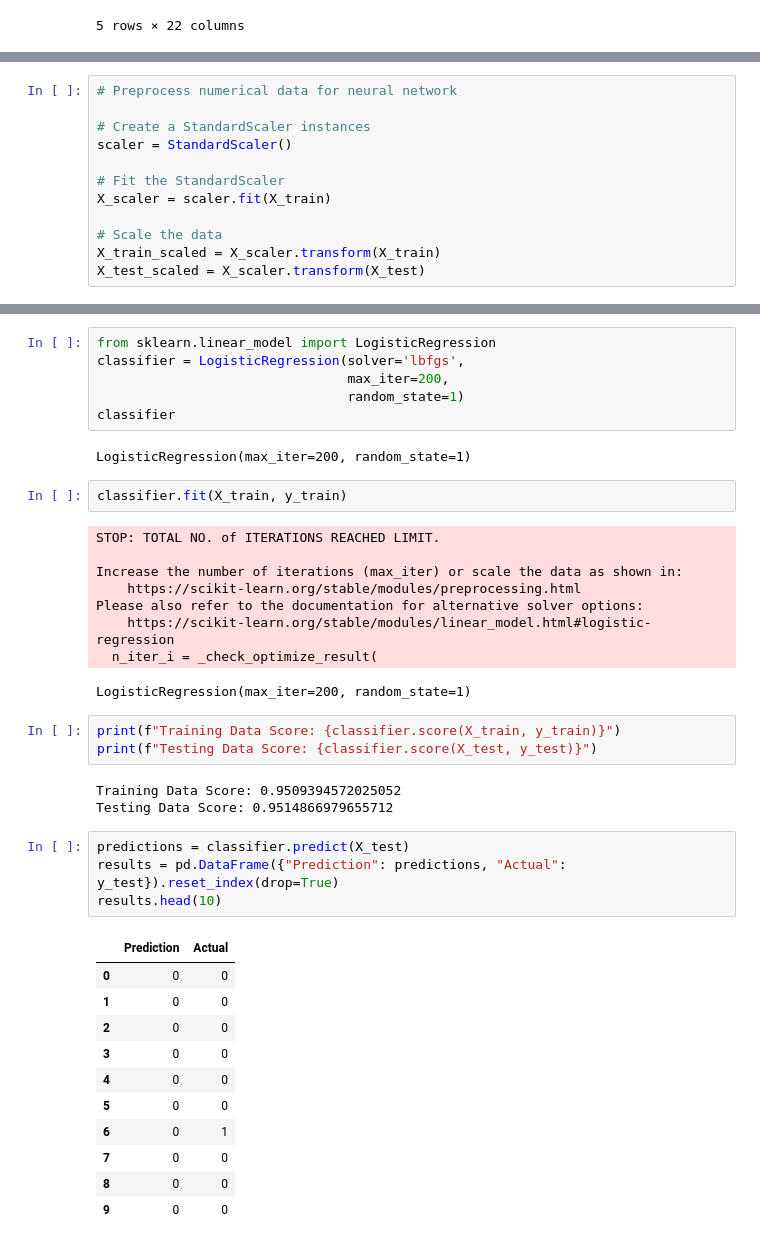
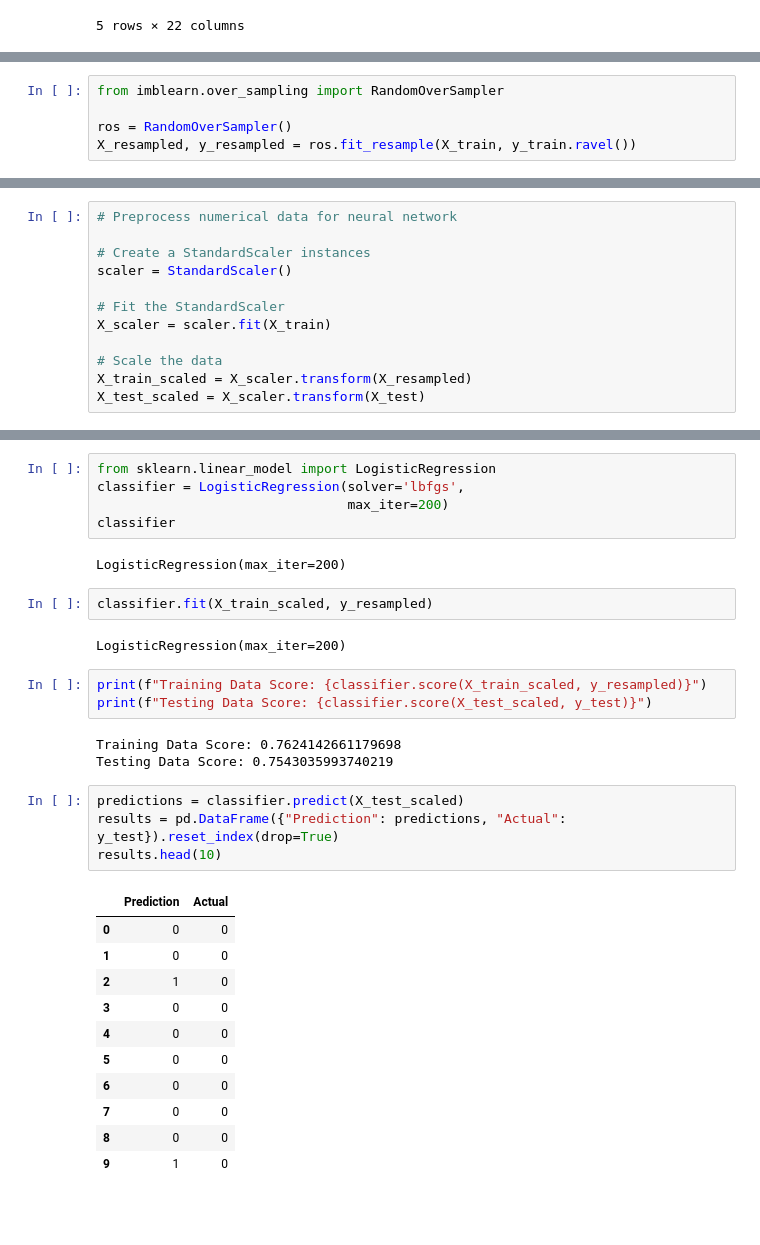
Before and after one commit to rbitas/Stroke-Prediction, a Jupyter notebook: Machine_Learning_Exploration-Sam/stroke_LogisiticRegression.ipynb, the cells around one changed output, grey strips where cells are left out. Saved outputs shown, nothing was run; the diff lists cells and outputs as text; blank space fills up the shorter version.

Commit message:
logistic regression updated with oversampling

```diff
--- a/Machine_Learning_Exploration-Sam/stroke_LogisiticRegression.ipynb
+++ b/Machine_Learning_Exploration-Sam/stroke_LogisiticRegression.ipynb
@@ -112,0 +113,5 @@ X_train, X_test, y_train, y_test = train_test_split(X, y, random_state=0, strati
+# %%
+from imblearn.over_sampling import RandomOverSampler
+
+ros = RandomOverSampler()
+X_resampled, y_resampled = ros.fit_resample(X_train, y_train.ravel())
@@ -120,6 +128,6 @@ scaler = StandardScaler()
 X_scaler = scaler.fit(X_train)
 
 # Scale the data
-X_train_scaled = X_scaler.transform(X_train)
+X_train_scaled = X_scaler.transform(X_resampled)
 X_test_scaled = X_scaler.transform(X_test)
 # %%
@@ -129,41 +137,33 @@ X_train.shape
 # %%
 from sklearn.linear_model import LogisticRegression
 classifier = LogisticRegression(solver='lbfgs',
-                                max_iter=200,
-                                random_state=1)
+                                max_iter=200)
 classifier
 # %% [output]
-LogisticRegression(max_iter=200, random_state=1)
+LogisticRegression(max_iter=200)
 # %%
-classifier.fit(X_train, y_train)
+classifier.fit(X_train_scaled, y_resampled)
 # %% [output]
-STOP: TOTAL NO. of ITERATIONS REACHED LIMIT.
-
-Increase the number of iterations (max_iter) or scale the data as shown in:
-    https://scikit-learn.org/stable/modules/preprocessing.html
-Please also refer to the documentation for alternative solver options:
-    https://scikit-learn.org/stable/modules/linear_model.html#logistic-regression
-  n_iter_i = _check_optimize_result(
+LogisticRegression(max_iter=200)
-LogisticRegression(max_iter=200, random_state=1)
 # %%
-print(f"Training Data Score: {classifier.score(X_train, y_train)}")
-print(f"Testing Data Score: {classifier.score(X_test, y_test)}")
+print(f"Training Data Score: {classifier.score(X_train_scaled, y_resampled)}")
+print(f"Testing Data Score: {classifier.score(X_test_scaled, y_test)}")
 # %% [output]
-Training Data Score: 0.9509394572025052
-Testing Data Score: 0.9514866979655712
+Training Data Score: 0.7624142661179698
+Testing Data Score: 0.7543035993740219
 # %%
-predictions = classifier.predict(X_test)
+predictions = classifier.predict(X_test_scaled)
 results = pd.DataFrame({"Prediction": predictions, "Actual": y_test}).reset_index(drop=True)
 results.head(10)
 # %% [output]
 |  | Prediction | Actual |
 | 0 | 0 | 0 |
 | 1 | 0 | 0 |
-| 2 | 0 | 0 |
+| 2 | 1 | 0 |
 | 3 | 0 | 0 |
 | 4 | 0 | 0 |
 | 5 | 0 | 0 |
-| 6 | 0 | 1 |
+| 6 | 0 | 0 |
 | 7 | 0 | 0 |
 | 8 | 0 | 0 |
-| 9 | 0 | 0 |
+| 9 | 1 | 0 |
```
Also changed, not shown: parts of 13 cells of this notebook, 1 other file.
